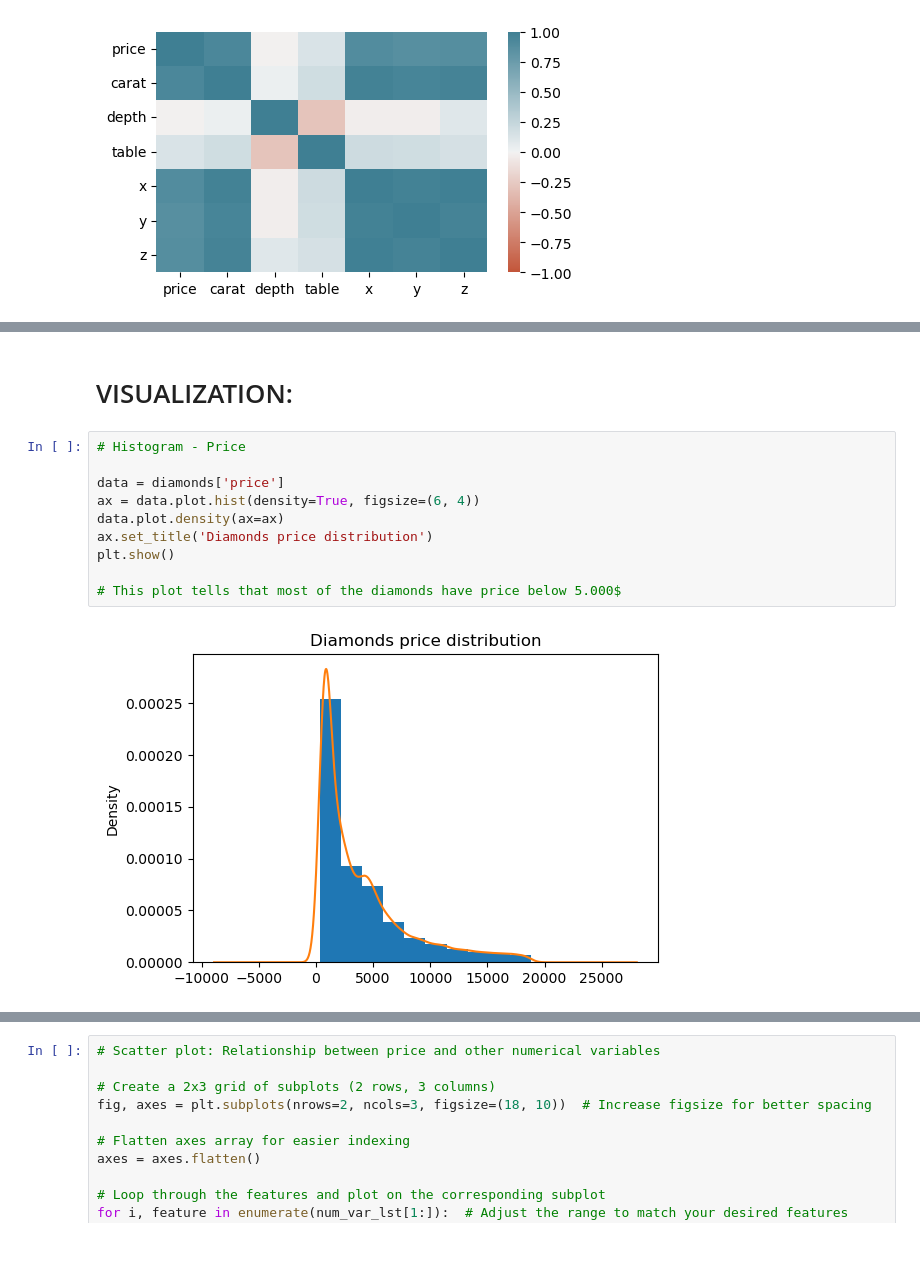
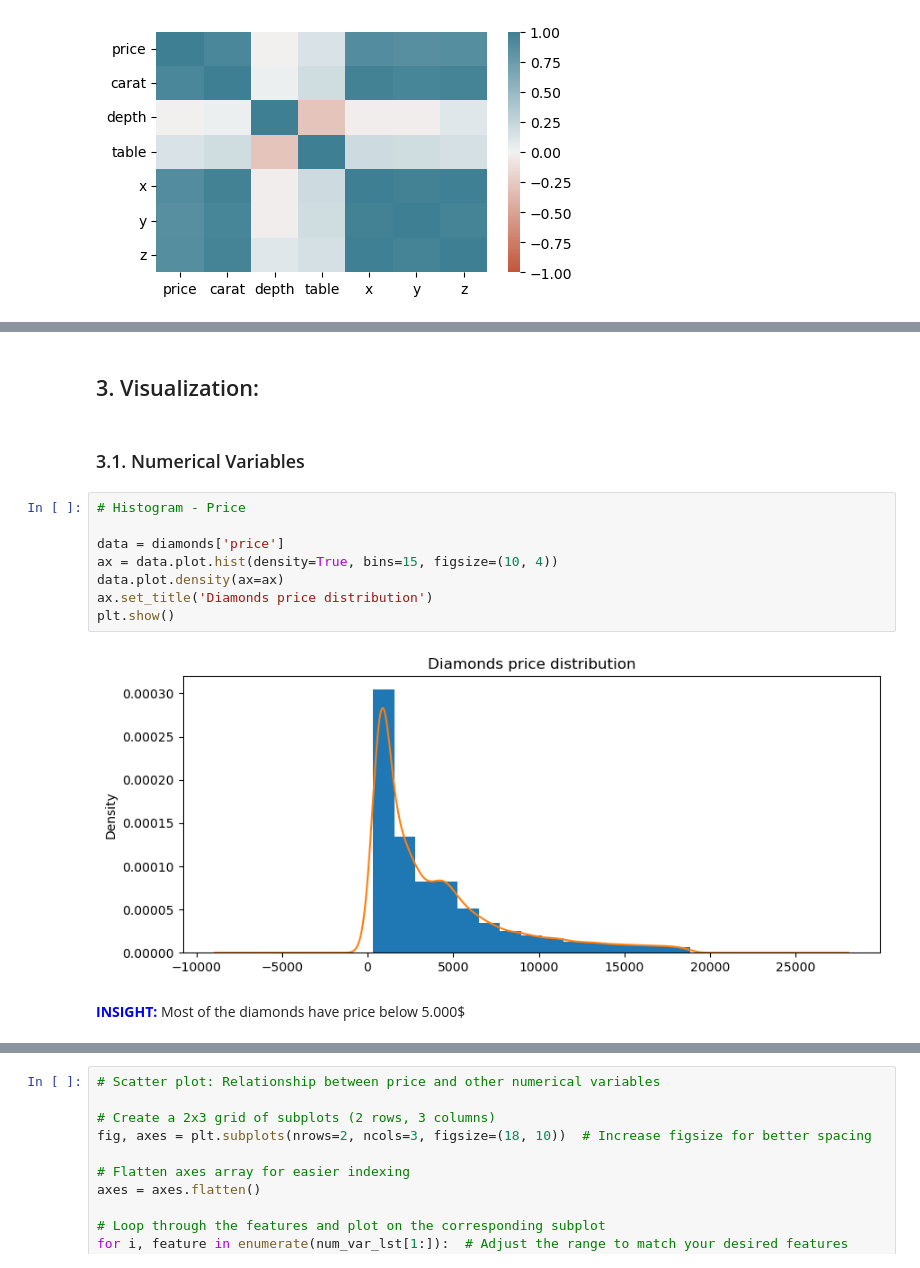
Before and after one commit to Kristinawk/EDA_Diamonds, a Jupyter notebook: notebooks/EDA.ipynb, the cells around one changed output, grey strips where cells are left out. Cells and saved outputs as stored; diff of their text form.

```diff
--- a/notebooks/EDA.ipynb
+++ b/notebooks/EDA.ipynb
@@ -245,18 +291,20 @@ clarity indicators:
 clarity Mode is: SI1
 # %% [markdown]
-# VISUALIZATION:
+## 3. Visualization:
+# %% [markdown]
+### 3.1. Numerical Variables
 # %%
 # Histogram - Price
 
 data = diamonds['price']
-ax = data.plot.hist(density=True, figsize=(6, 4))
+ax = data.plot.hist(density=True, bins=15, figsize=(10, 4))
 data.plot.density(ax=ax)
 ax.set_title('Diamonds price distribution')
 plt.show()
-
-# This plot tells that most of the diamonds have price below 5.000$
 # %% [output]
-[figure, old version]
+[figure, new version]
+# %% [markdown]
+<font color='blue'>**INSIGHT:**</font> Most of the diamonds have price below 5.000$
 # %%
 # Boxplot - Price
 
```
Also changed, not shown: parts of 32 cells of this notebook.
